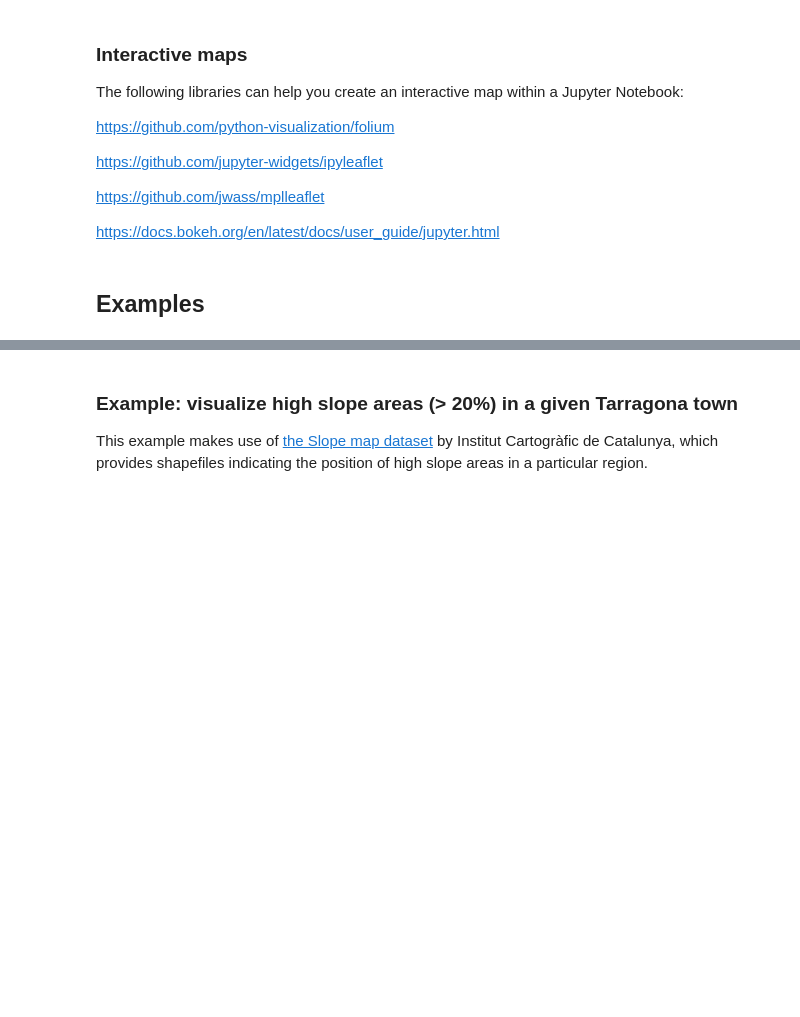
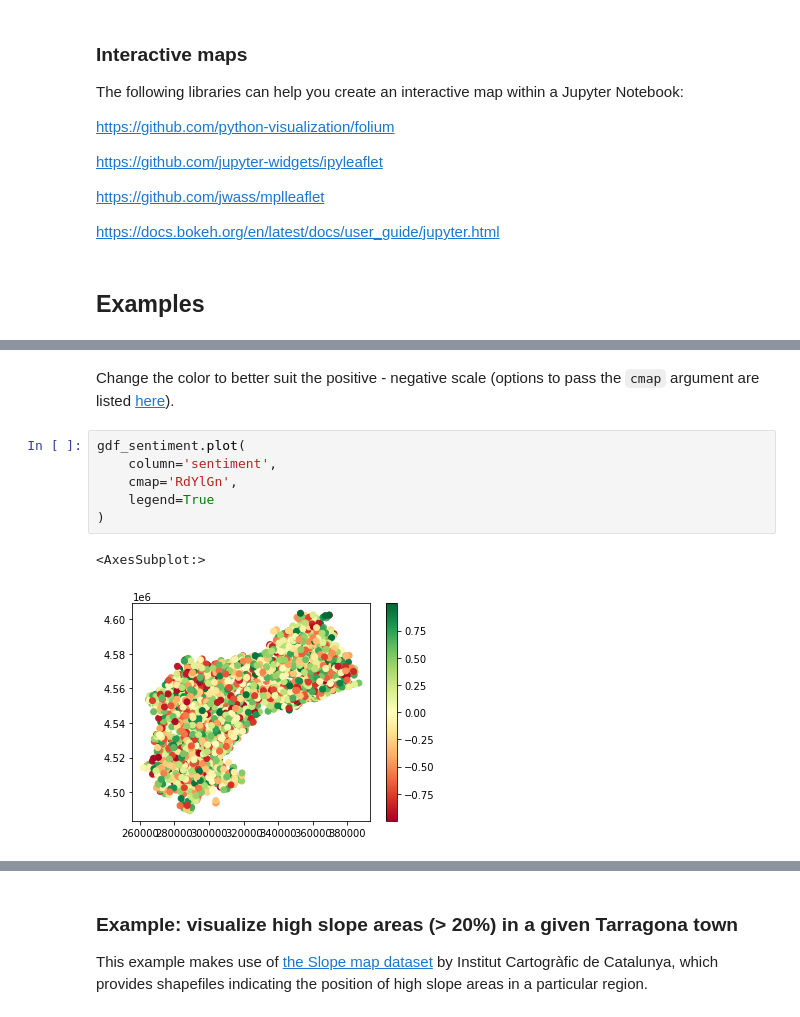
Before and after one commit to cloudbutton/geospatial-bootstrap, a Jupyter notebook: Geospatial Bootstrap.ipynb, the cells around one changed output, grey strips where cells are left out. Cells and saved outputs as stored; diff of their text form; blank space fills up the shorter version.

```diff
--- a/Geospatial Bootstrap.ipynb
+++ b/Geospatial Bootstrap.ipynb
@@ -530,0 +592,11 @@ https://docs.bokeh.org/en/latest/docs/user_guide/jupyter.html
+# %% [markdown]
+Change the color to better suit the positive - negative scale (options to pass the `cmap` argument are listed [here](https://matplotlib.org/2.0.2/users/colormaps.html)).
+# %%
+gdf_sentiment.plot(
+    column='sentiment',
+    cmap='RdYlGn',
+    legend=True
+)
+# %% [output]
+<AxesSubplot:>
+[figure, added]
```
Also changed, not shown: parts of 30 cells of this notebook, 4 other files.
